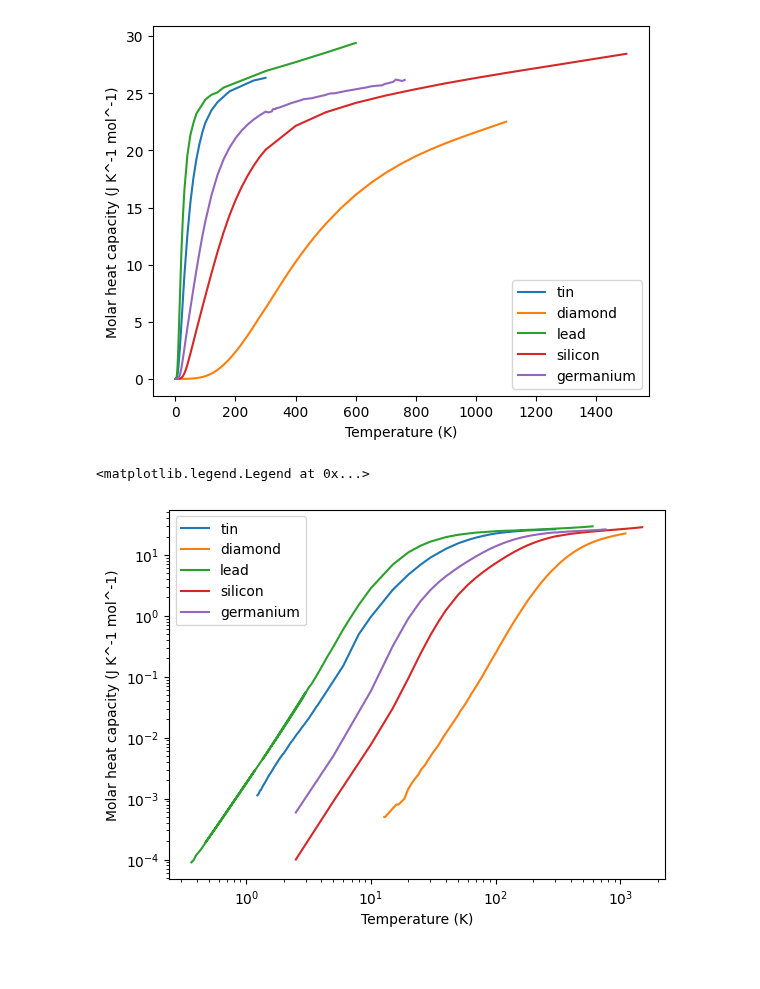
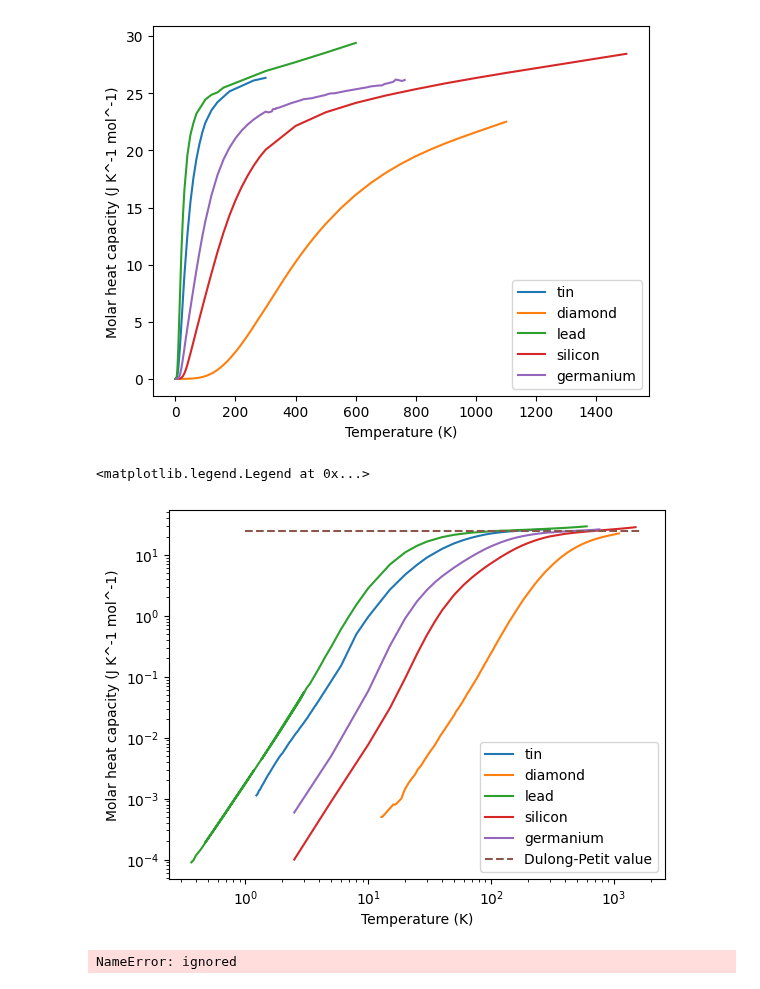
Before and after one commit to Clarke-Henshaw-Miles/extra, a Jupyter notebook: turtle_tree_colab.ipynb, the cells around one changed output. Drawn from its saved outputs; the diff is of its cells as text; code cells hidden in the pictures.

```diff
--- a/turtle_tree_colab.ipynb
+++ b/turtle_tree_colab.ipynb
@@ -67,12 +68,15 @@ plt.legend()
 # %%
 plt.loglog(T_t, C_t, label='tin')
 plt.loglog(T_d, C_d, label='diamond')
 plt.loglog(T_l, C_l, label='lead')
 plt.loglog(T_s, C_s, label='silicon')
 plt.loglog(T_g, C_g, label='germanium')
+x = np.linspace(1, 1700)
+y = np.linspace(24.9, 24.9)
+plt.plot(x, y, linestyle='dashed', label='Dulong-Petit value',)
 plt.xlabel("Temperature (K)")
 plt.ylabel("Molar heat capacity (J K^-1 mol^-1)")
 plt.legend()
 # %% [output]
 <matplotlib.legend.Legend at 0x...>
-[figure, old version]
+[figure, new version]
@@ -78,0 +85,14 @@ plt.legend()
+# %%
+def debye(theta_D, T, R):
+  def f(theta_D, T):
+    x = theta_D/T
+    return x**4 * np.exp(x) / ((np.exp(x)-1)**2)
+  return 9 * R * (T/theta_D)**3 * sy.integrate(f(theta_D, T), (x, 0, 2))
+
+R = 8.314472
+
+debye_tin = debye(theta_D, R, T=T_t)
+
+plt.plot(dybye)
+# %% [output]
+NameError: ignored
```
Also changed, not shown: parts of 7 cells of this notebook.
